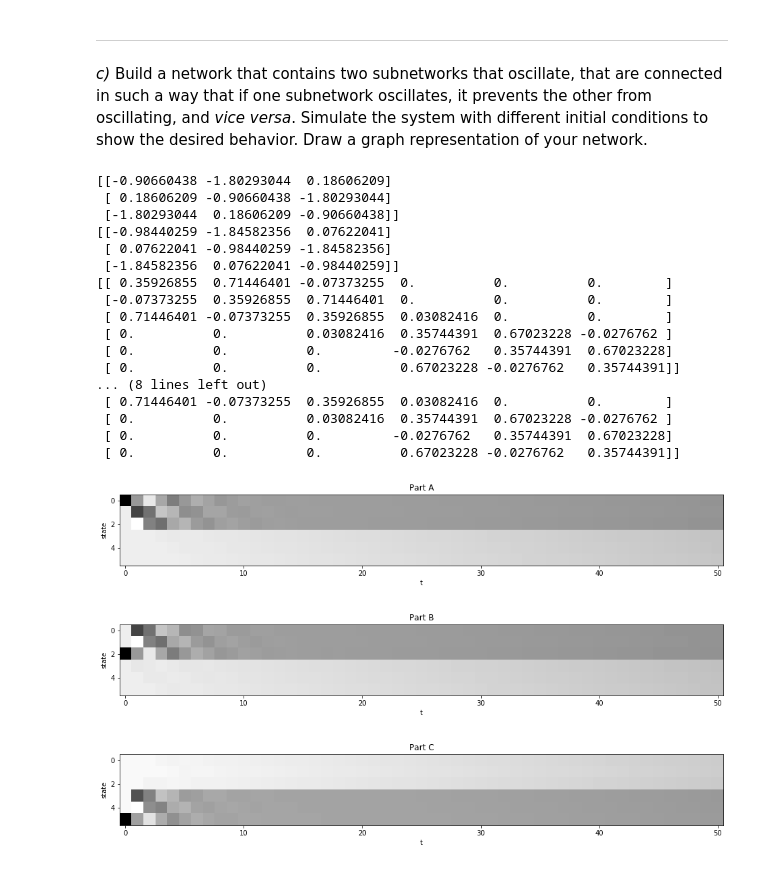
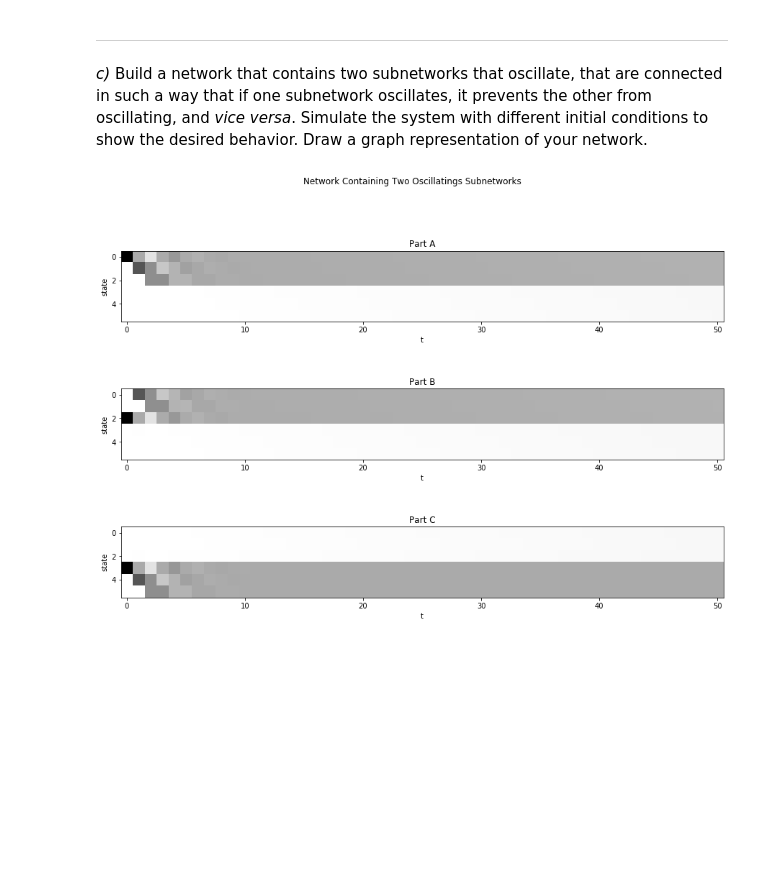
Before and after one commit to kegedy/EE502P, a Jupyter notebook: hw/kevin/HW10.ipynb, the cells around one changed output. Drawn from its saved outputs; the diff is of its cells as text; code cells hidden in the pictures; blank space fills up the shorter version.

```diff
--- a/hw/kevin/HW10.ipynb
+++ b/hw/kevin/HW10.ipynb
@@ -491,35 +513,28 @@ plt.show();
 
 *c)* Build a network that contains two subnetworks that oscillate, that are connected in such a way that if one subnetwork oscillates, it prevents the other from oscillating, and *vice versa*. Simulate the system with different initial conditions to show the desired behavior. Draw a graph representation of your network.
 # %%
-# sub0 = sub1 = -np.array([
-#     [1,2,0],
-#     [0,1,2],
-#     [2,0,1]
-# ])
-
-# weight matrix
 def generate_network_weights(subnetworkN=3):
     N = subnetworkN
     p = random.uniform(0,.05)
     zeros = np.zeros((N,N))
-    sub0 = generate_stable_weights(N) #fix this
-    print(sub0)
-    sub0 = sub0/sum(sub0[0,:])
-    sub1 = generate_stable_weights(N)
-    print(sub1)
-    sub1 = sub1/sum(sub1[0,:])
+    sub0 = sub1 = np.array([
+    [1,2,0],
+    [0,1,2],
+    [2,0,1]
+    ])
+    sub0 = sub0/(sum(sub0[0,:]))
+    sub1 = sub1/(sum(sub1[0,:]))
     network = np.append(
         np.append(sub0,zeros,1),
         np.append(zeros,sub1,1), 0
     )
-    network[N-1,N] = p
-    network[N,N-1] = p
+    network[N-1,N] = p; network[N-1,0] -= p
+    network[N,N-1] = p; network[N,N-1]
     return network
 # %%
 Q = generate_network_weights()
 
 def network_dynamics(n, Q, p0):
-    print(Q)
     '''
     Assumes n is the numer of steps
             Q is the update matrix
@@ -541,56 +556,37 @@ def network_dynamics(n, Q, p0):
     return trajectory
 
 # Trajectory A
-#p0 = np.array([1,0,0])
 p0 = np.array([1,0,0,0,0,0])
 trajectoryA = network_dynamics(50,Q,p0)
 
 # Trajectory B
-#p0 = np.array([0,1,0])
 p0 = np.array([0,0,1,0,0,0])
 trajectoryB = network_dynamics(50,Q,p0)
 
 # Trajectory C
-#p0 = np.array([0,0,1])
-p0 = np.array([0,0,0,0,0,1])
+p0 = np.array([0,0,0,1,0,0])
 trajectoryC = network_dynamics(50,Q,p0)
 
 # Plot
-fig,axs = plt.subplots(3,1,figsize=(16,10))
+fig,axs = plt.subplots(3,1,figsize=(15,10))
+plt.suptitle('Network Containing Two Oscillatings Subnetworks')
 
 axs[0].imshow(trajectoryA,cmap="gray_r")
 axs[0].set_xlabel("t")
 axs[0].set_ylabel("state")
 axs[0].set_title('Part A')
 
 axs[1].imshow(trajectoryB,cmap="gray_r")
 axs[1].set_xlabel("t")
 axs[1].set_ylabel("state")
 axs[1].set_title('Part B')
 
 axs[2].imshow(trajectoryC,cmap="gray_r")
 axs[2].set_xlabel("t")
 axs[2].set_ylabel("state")
 axs[2].set_title('Part C');
 # %% [output]
-[[-0.90660438 -1.80293044  0.18606209]
- [ 0.18606209 -0.90660438 -1.80293044]
- [-1.80293044  0.18606209 -0.90660438]]
-[[-0.98440259 -1.84582356  0.07622041]
- [ 0.07622041 -0.98440259 -1.84582356]
- [-1.84582356  0.07622041 -0.98440259]]
-[[ 0.35926855  0.71446401 -0.07373255  0.          0.          0.        ]
- [-0.07373255  0.35926855  0.71446401  0.          0.          0.        ]
- [ 0.71446401 -0.07373255  0.35926855  0.03082416  0.          0.        ]
- [ 0.          0.          0.03082416  0.35744391  0.67023228 -0.0276762 ]
- [ 0.          0.          0.         -0.0276762   0.35744391  0.67023228]
- [ 0.          0.          0.          0.67023228 -0.0276762   0.35744391]]
-... (8 lines left out)
- [ 0.71446401 -0.07373255  0.35926855  0.03082416  0.          0.        ]
- [ 0.          0.          0.03082416  0.35744391  0.67023228 -0.0276762 ]
- [ 0.          0.          0.         -0.0276762   0.35744391  0.67023228]
- [ 0.          0.          0.          0.67023228 -0.0276762   0.35744391]]
-[figure, old version]
+[figure, new version]
 # %%
 # reachable stationary distribution
 trajectoryA[:,-1].T*sp.Matrix(Q)
```
Also changed, not shown: parts of 17 cells of this notebook.
